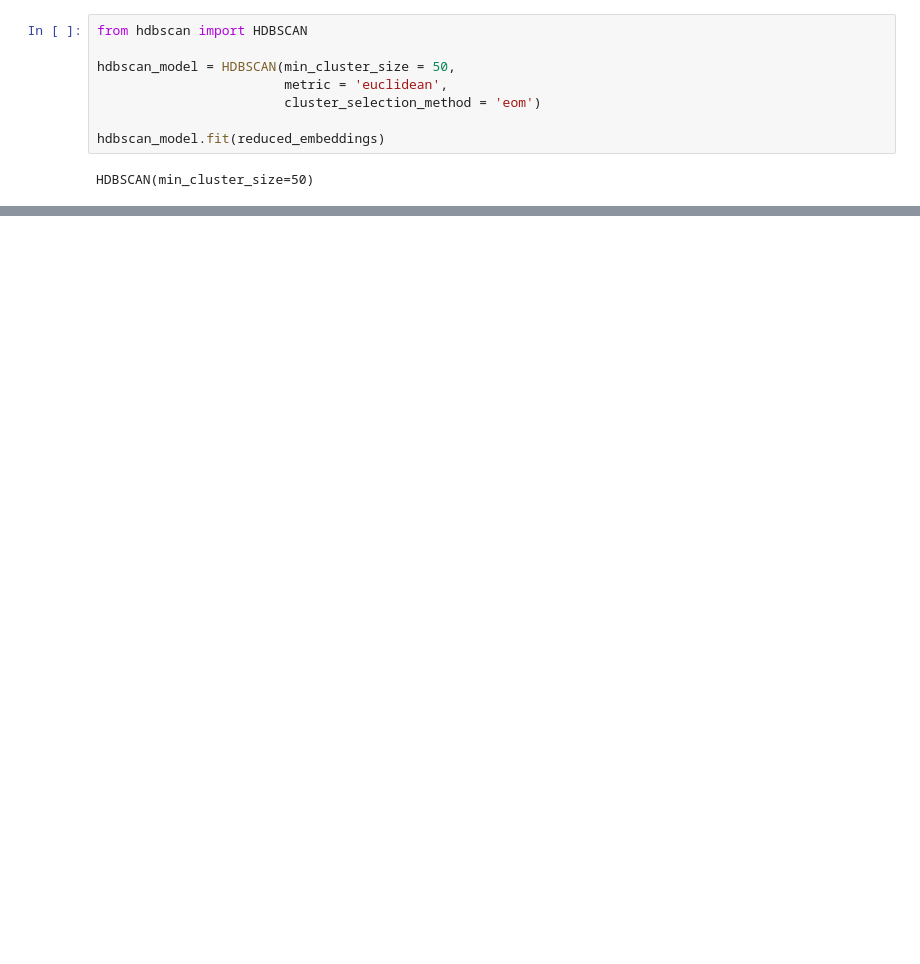
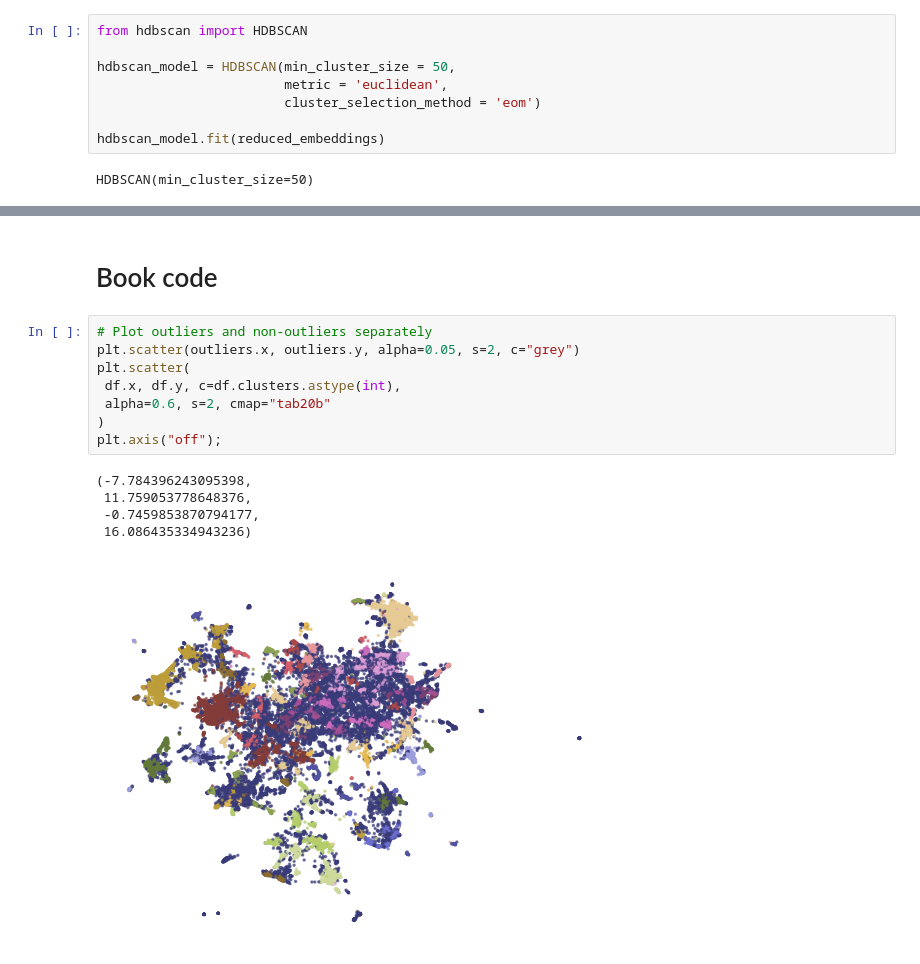
Before and after one commit to saivenkatreddy29/Implementation-of-Hands-on-Large-Language-models-book, a Jupyter notebook: Jaylamar_book_chapter_5.ipynb, the cells around one changed output, grey strips where cells are left out. Saved outputs shown, nothing was run; the diff lists cells and outputs as text; blank space fills up the shorter version.

```diff
--- a/Jaylamar_book_chapter_5.ipynb
+++ b/Jaylamar_book_chapter_5.ipynb
@@ -84,0 +143,16 @@ HDBSCAN(min_cluster_size=50)
+# %% [markdown]
+# Book code
+# %%
+# Plot outliers and non-outliers separately
+plt.scatter(outliers.x, outliers.y, alpha=0.05, s=2, c="grey")
+plt.scatter(
+ df.x, df.y, c=df.clusters.astype(int),
+ alpha=0.6, s=2, cmap="tab20b"
+)
+plt.axis("off");
+# %% [output]
+(-7.784396243095398,
+ 11.759053778648376,
+ -0.7459853870794177,
+ 16.086435334943236)
+[figure, added]
```
Also changed, not shown: parts of 12 cells of this notebook.
